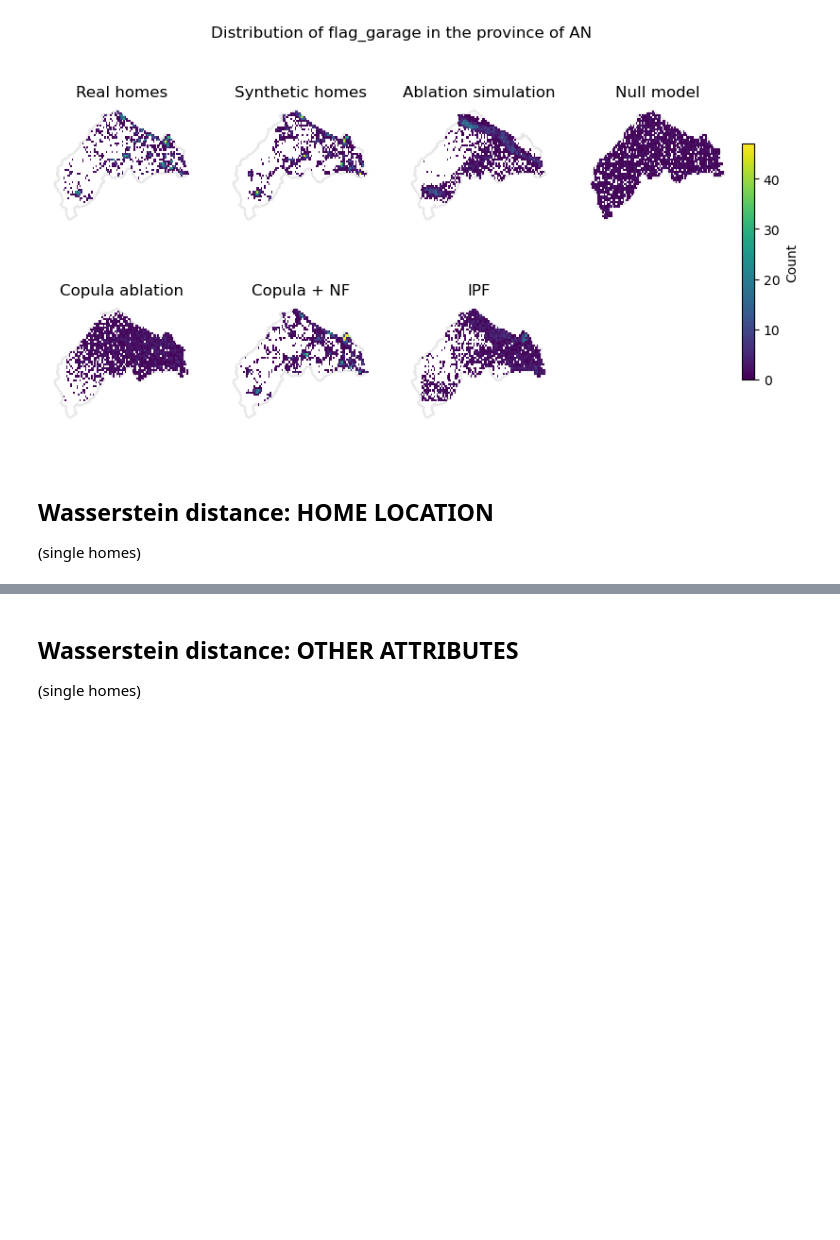
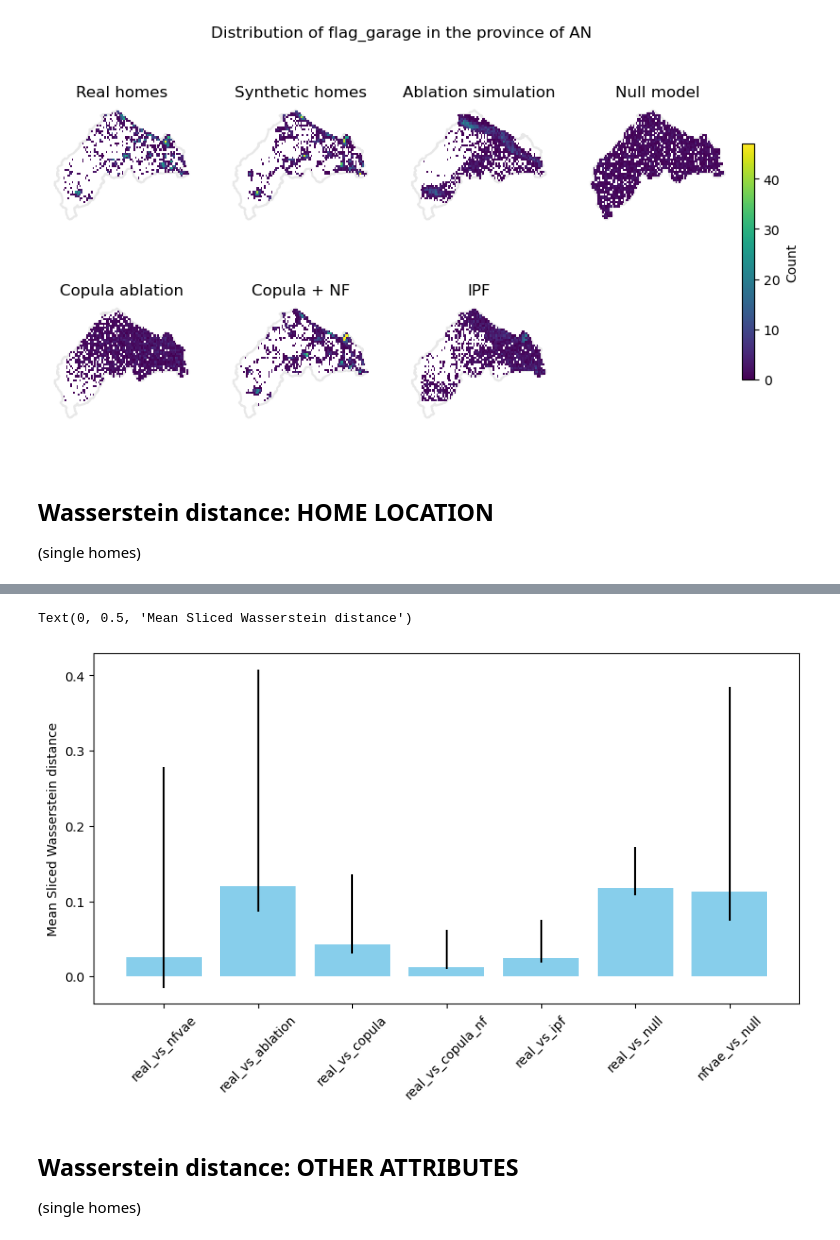
Before and after one commit to jaclenti/NFVAE-population-synthesis, a Jupyter notebook: notebooks/jl_popsyn_comparison_ablation.ipynb, the cells around one changed output, grey strips where cells are left out. Cells and saved outputs as stored; diff of their text form; code cells hidden in the pictures; blank space fills up the shorter version.

Commit message:
Update ws_distance + update popsyn (merge issues so may be a problem)

```diff
--- a/notebooks/jl_popsyn_comparison_ablation.ipynb
+++ b/notebooks/jl_popsyn_comparison_ablation.ipynb
@@ -465,3 +476,28 @@ Text(0, 0.5, 'Sliced Wasserstein distance')
+# %%
+all_prov = pd.read_csv('/data/housing/data/intermediate/jl_pop_synth/Sliced_WD_all_prov.txt', sep=',')
+all_prov
+
+mean_SWD = all_prov.groupby('index')['Wasserstein distance'].mean()
+
+order = ['real_vs_nfvae','real_vs_ablation','real_vs_copula','real_vs_copula_nf','real_vs_ipf','real_vs_null','nfvae_vs_null']
+mean_SWD = mean_SWD[order]
+all_prov
+
+
+
+# Confidence intervals
+CI = all_prov.groupby('index')['Wasserstein distance'].quantile([0.025, 0.975]).reset_index()
+CI=CI.pivot(index='index', columns='level_1', values='Wasserstein distance').reset_index()
+
+
+#Barplot with error bars
+fig, ax = plt.subplots(figsize=(10, 5))
+ax.bar(mean_SWD.index, mean_SWD.values, color='skyblue',yerr = [mean_SWD- CI[0.025], CI[0.975]])
+ax.tick_params(axis='x', rotation=45)
+ax.set_ylabel('Mean Sliced Wasserstein distance')
+# %% [output]
+Text(0, 0.5, 'Mean Sliced Wasserstein distance')
+[figure, added]
 # %% [markdown]
 ## Wasserstein distance: OTHER ATTRIBUTES
 (single homes)
```
Also changed, not shown: parts of 8 cells of this notebook, 2 other files.
